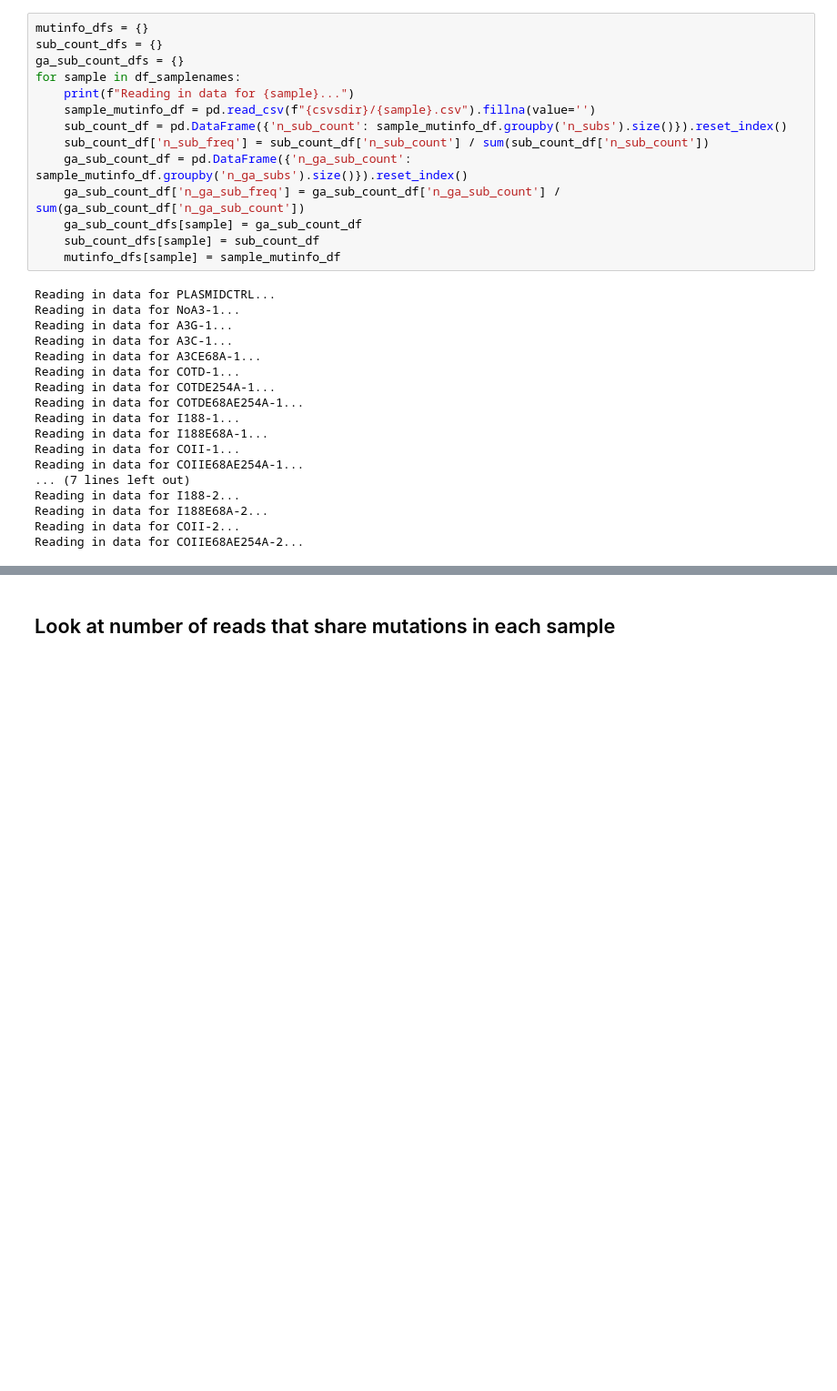
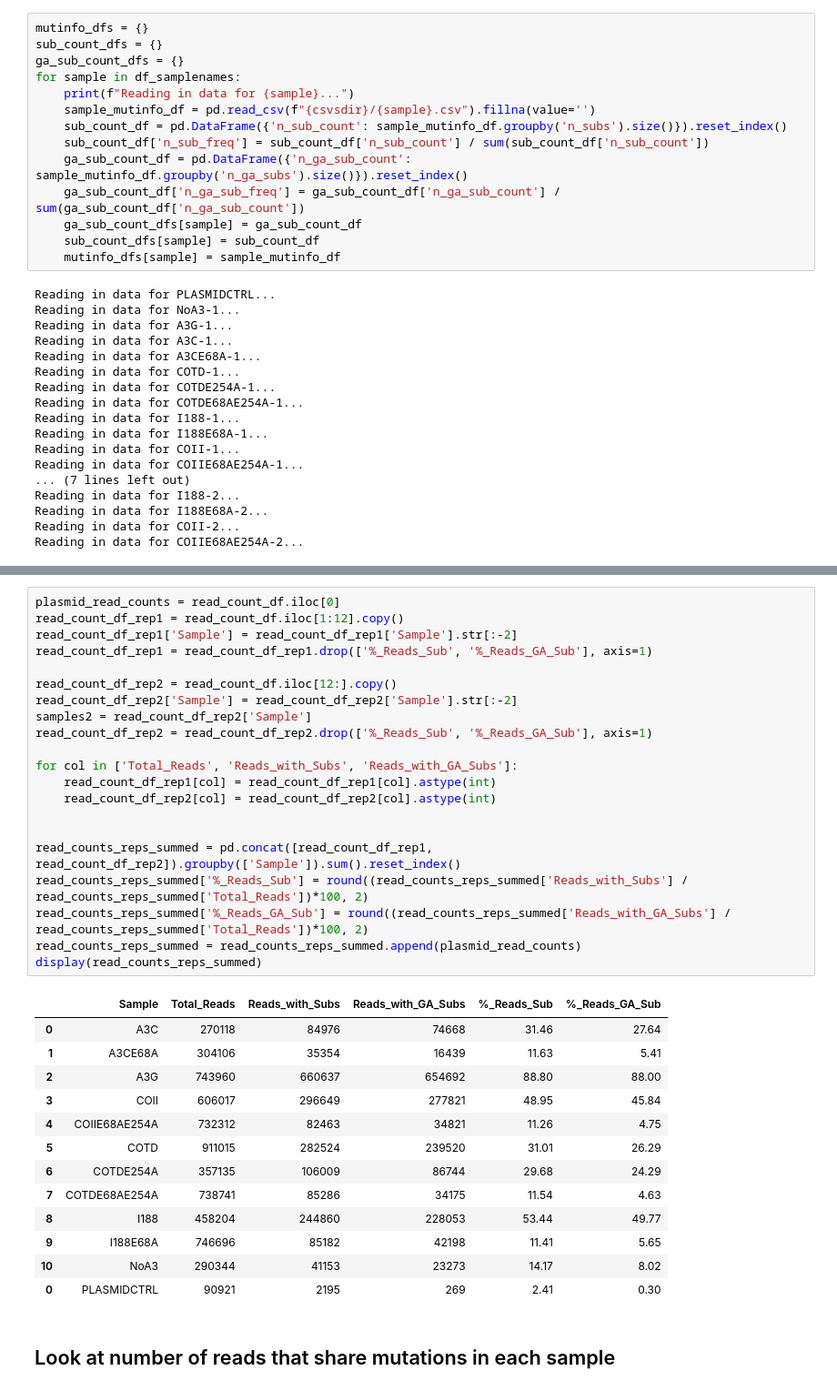
Before and after one commit to jbloomlab/SuperRestrictionFactor_Hypermutation, a Jupyter notebook: analysis_notebook.ipynb, the cells around one changed output, grey strips where cells are left out. Shown at 91% size. Drawn from its saved outputs; the diff is of its cells as text; blank space fills up the shorter version.

```diff
--- a/analysis_notebook.ipynb
+++ b/analysis_notebook.ipynb
@@ -535,6 +538,41 @@ read_count_df
 | 20 | I188E68A-2 | 526738 | 58540 | 11.11 | 29815 | 5.66 |
 | 21 | COII-2 | 421357 | 206263 | 48.95 | 193137 | 45.84 |
 | 22 | COIIE68AE254A-2 | 512278 | 57307 | 11.19 | 24523 | 4.79 |
+# %%
+plasmid_read_counts = read_count_df.iloc[0]
+read_count_df_rep1 = read_count_df.iloc[1:12].copy()
+read_count_df_rep1['Sample'] = read_count_df_rep1['Sample'].str[:-2]
+read_count_df_rep1 = read_count_df_rep1.drop(['%_Reads_Sub', '%_Reads_GA_Sub'], axis=1)
+
+read_count_df_rep2 = read_count_df.iloc[12:].copy()
+read_count_df_rep2['Sample'] = read_count_df_rep2['Sample'].str[:-2]
+samples2 = read_count_df_rep2['Sample']
+read_count_df_rep2 = read_count_df_rep2.drop(['%_Reads_Sub', '%_Reads_GA_Sub'], axis=1)
+
+for col in ['Total_Reads', 'Reads_with_Subs', 'Reads_with_GA_Subs']:
+    read_count_df_rep1[col] = read_count_df_rep1[col].astype(int)
+    read_count_df_rep2[col] = read_count_df_rep2[col].astype(int)
+
+
+read_counts_reps_summed = pd.concat([read_count_df_rep1, read_count_df_rep2]).groupby(['Sample']).sum().reset_index()
+read_counts_reps_summed['%_Reads_Sub'] = round((read_counts_reps_summed['Reads_with_Subs'] / read_counts_reps_summed['Total_Reads'])*100, 2)
+read_counts_reps_summed['%_Reads_GA_Sub'] = round((read_counts_reps_summed['Reads_with_GA_Subs'] / read_counts_reps_summed['Total_Reads'])*100, 2)
+read_counts_reps_summed = read_counts_reps_summed.append(plasmid_read_counts)
+display(read_counts_reps_summed)
+# %% [output]
+|  | Sample | Total_Reads | Reads_with_Subs | Reads_with_GA_Subs | %_Reads_Sub | %_Reads_GA_Sub |
+| 0 | A3C | 270118 | 84976 | 74668 | 31.46 | 27.64 |
+| 1 | A3CE68A | 304106 | 35354 | 16439 | 11.63 | 5.41 |
+| 2 | A3G | 743960 | 660637 | 654692 | 88.80 | 88.00 |
+| 3 | COII | 606017 | 296649 | 277821 | 48.95 | 45.84 |
+| 4 | COIIE68AE254A | 732312 | 82463 | 34821 | 11.26 | 4.75 |
+| 5 | COTD | 911015 | 282524 | 239520 | 31.01 | 26.29 |
+| 6 | COTDE254A | 357135 | 106009 | 86744 | 29.68 | 24.29 |
+| 7 | COTDE68AE254A | 738741 | 85286 | 34175 | 11.54 | 4.63 |
+| 8 | I188 | 458204 | 244860 | 228053 | 53.44 | 49.77 |
+| 9 | I188E68A | 746696 | 85182 | 42198 | 11.41 | 5.65 |
+| 10 | NoA3 | 290344 | 41153 | 23273 | 14.17 | 8.02 |
+| 0 | PLASMIDCTRL | 90921 | 2195 | 269 | 2.41 | 0.30 |
 # %% [markdown]
 ## Look at number of reads that share mutations in each sample
 # %%
```
Also changed, not shown: parts of 44 cells of this notebook, 1 other file.
